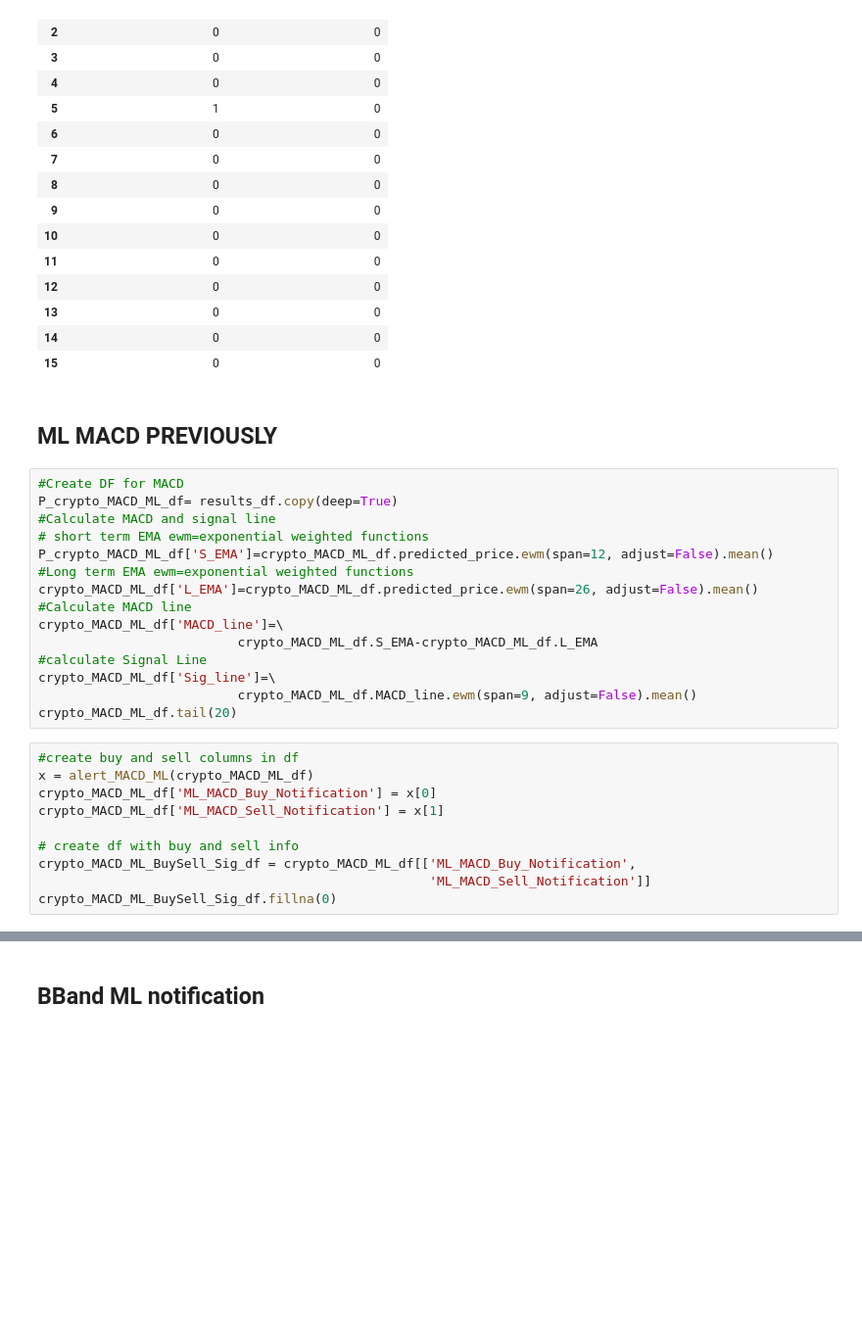
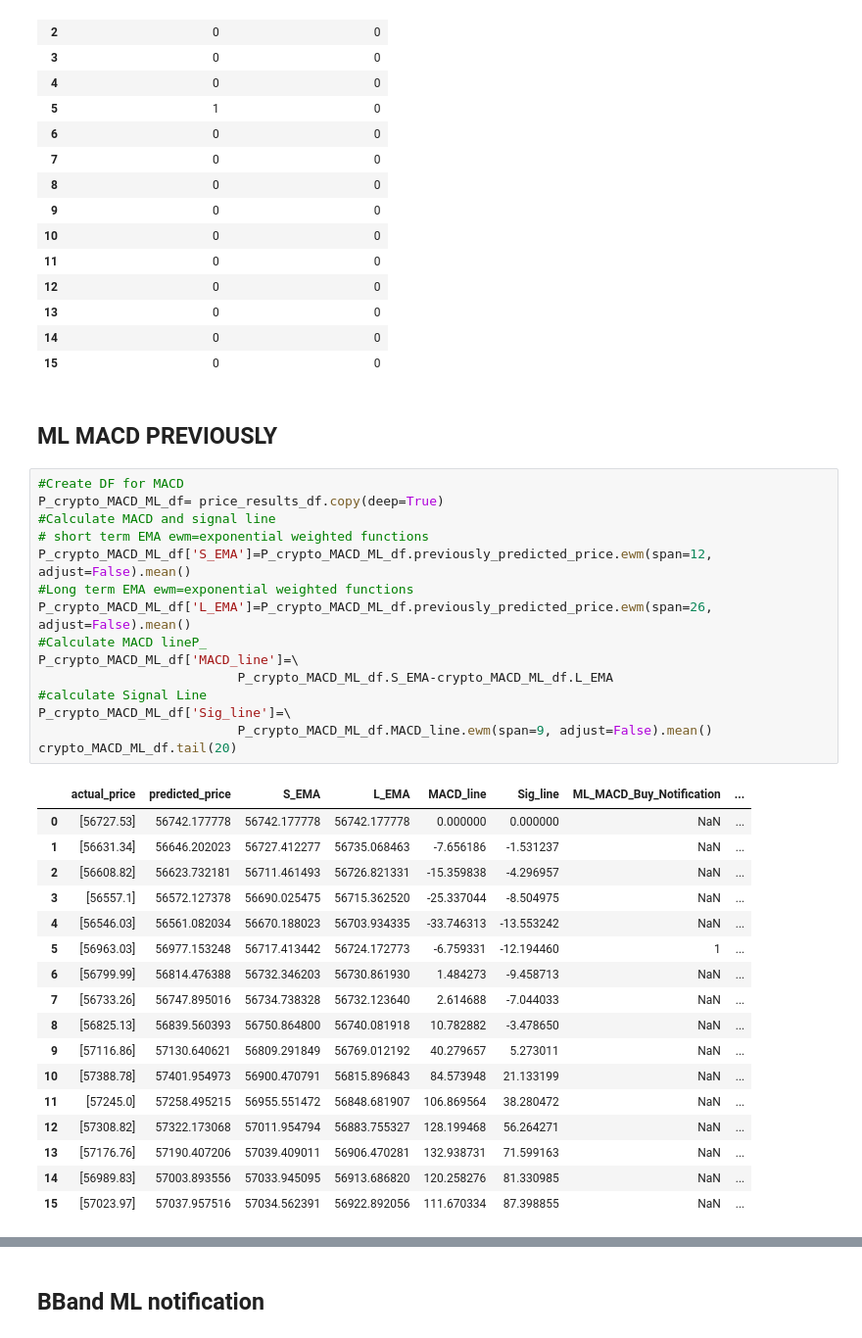
Before and after one commit to coldstrel/bitcoin_final, a Jupyter notebook: Team_4_Crypto_Bot.ipynb, the cells around one changed output, grey strips where cells are left out. Shown at 98% size. Saved outputs shown, nothing was run; the diff lists cells and outputs as text; blank space fills up the shorter version.

```diff
--- a/Team_4_Crypto_Bot.ipynb
+++ b/Team_4_Crypto_Bot.ipynb
@@ -528,30 +531,38 @@ crypto_MACD_ML_BuySell_Sig_df.fillna(0)
 | 13 | 0 | 0 |
 | 14 | 0 | 0 |
 | 15 | 0 | 0 |
-# %% [markdown]
-## ML MACD PREVIOUSLY
-# %%
-#Create DF for MACD
-P_crypto_MACD_ML_df= results_df.copy(deep=True)
-#Calculate MACD and signal line
-# short term EMA ewm=exponential weighted functions
-P_crypto_MACD_ML_df['S_EMA']=crypto_MACD_ML_df.predicted_price.ewm(span=12, adjust=False).mean()
-#Long term EMA ewm=exponential weighted functions
-crypto_MACD_ML_df['L_EMA']=crypto_MACD_ML_df.predicted_price.ewm(span=26, adjust=False).mean()
-#Calculate MACD line
-crypto_MACD_ML_df['MACD_line']=\
-                          crypto_MACD_ML_df.S_EMA-crypto_MACD_ML_df.L_EMA
-#calculate Signal Line
-crypto_MACD_ML_df['Sig_line']=\
-                          crypto_MACD_ML_df.MACD_line.ewm(span=9, adjust=False).mean()
-crypto_MACD_ML_df.tail(20)
-# %%
-#create buy and sell columns in df
-x = alert_MACD_ML(crypto_MACD_ML_df)
-crypto_MACD_ML_df['ML_MACD_Buy_Notification'] = x[0]
-crypto_MACD_ML_df['ML_MACD_Sell_Notification'] = x[1]
-
-# create df with buy and sell info
-crypto_MACD_ML_BuySell_Sig_df = crypto_MACD_ML_df[['ML_MACD_Buy_Notification',
-                                                   'ML_MACD_Sell_Notification']]
-crypto_MACD_ML_BuySell_Sig_df.fillna(0)
+# %% [markdown]
+## ML MACD PREVIOUSLY
+# %%
+#Create DF for MACD
+P_crypto_MACD_ML_df= price_results_df.copy(deep=True)
+#Calculate MACD and signal line
+# short term EMA ewm=exponential weighted functions
+P_crypto_MACD_ML_df['S_EMA']=P_crypto_MACD_ML_df.previously_predicted_price.ewm(span=12, adjust=False).mean()
+#Long term EMA ewm=exponential weighted functions
+P_crypto_MACD_ML_df['L_EMA']=P_crypto_MACD_ML_df.previously_predicted_price.ewm(span=26, adjust=False).mean()
+#Calculate MACD lineP_
+P_crypto_MACD_ML_df['MACD_line']=\
+                          P_crypto_MACD_ML_df.S_EMA-crypto_MACD_ML_df.L_EMA
+#calculate Signal Line
+P_crypto_MACD_ML_df['Sig_line']=\
+                          P_crypto_MACD_ML_df.MACD_line.ewm(span=9, adjust=False).mean()
+crypto_MACD_ML_df.tail(20)
+# %% [output]
+|  | actual_price | predicted_price | S_EMA | L_EMA | MACD_line | Sig_line | ML_MACD_Buy_Notification | ... |
+| 0 | [56727.53] | 56742.177778 | 56742.177778 | 56742.177778 | 0.000000 | 0.000000 | NaN | ... |
+| 1 | [56631.34] | 56646.202023 | 56727.412277 | 56735.068463 | -7.656186 | -1.531237 | NaN | ... |
+| 2 | [56608.82] | 56623.732181 | 56711.461493 | 56726.821331 | -15.359838 | -4.296957 | NaN | ... |
+| 3 | [56557.1] | 56572.127378 | 56690.025475 | 56715.362520 | -25.337044 | -8.504975 | NaN | ... |
+| 4 | [56546.03] | 56561.082034 | 56670.188023 | 56703.934335 | -33.746313 | -13.553242 | NaN | ... |
+| 5 | [56963.03] | 56977.153248 | 56717.413442 | 56724.172773 | -6.759331 | -12.194460 | 1 | ... |
+| 6 | [56799.99] | 56814.476388 | 56732.346203 | 56730.861930 | 1.484273 | -9.458713 | NaN | ... |
+| 7 | [56733.26] | 56747.895016 | 56734.738328 | 56732.123640 | 2.614688 | -7.044033 | NaN | ... |
+| 8 | [56825.13] | 56839.560393 | 56750.864800 | 56740.081918 | 10.782882 | -3.478650 | NaN | ... |
+| 9 | [57116.86] | 57130.640621 | 56809.291849 | 56769.012192 | 40.279657 | 5.273011 | NaN | ... |
+| 10 | [57388.78] | 57401.954973 | 56900.470791 | 56815.896843 | 84.573948 | 21.133199 | NaN | ... |
+| 11 | [57245.0] | 57258.495215 | 56955.551472 | 56848.681907 | 106.869564 | 38.280472 | NaN | ... |
+| 12 | [57308.82] | 57322.173068 | 57011.954794 | 56883.755327 | 128.199468 | 56.264271 | NaN | ... |
+| 13 | [57176.76] | 57190.407206 | 57039.409011 | 56906.470281 | 132.938731 | 71.599163 | NaN | ... |
+| 14 | [56989.83] | 57003.893556 | 57033.945095 | 56913.686820 | 120.258276 | 81.330985 | NaN | ... |
+| 15 | [57023.97] | 57037.957516 | 57034.562391 | 56922.892056 | 111.670334 | 87.398855 | NaN | ... |
```
Also changed, not shown: parts of 23 cells of this notebook, 3 other files.
